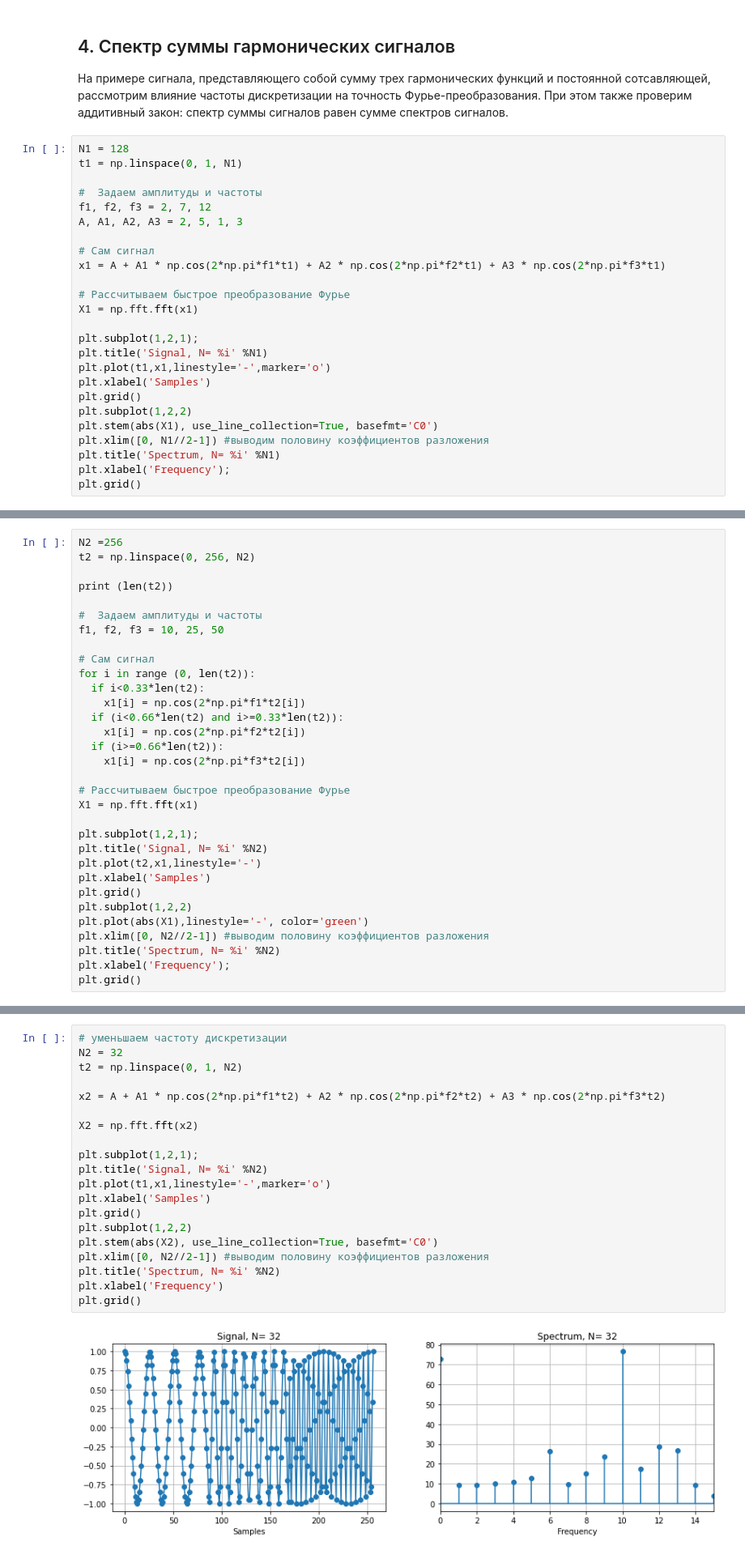
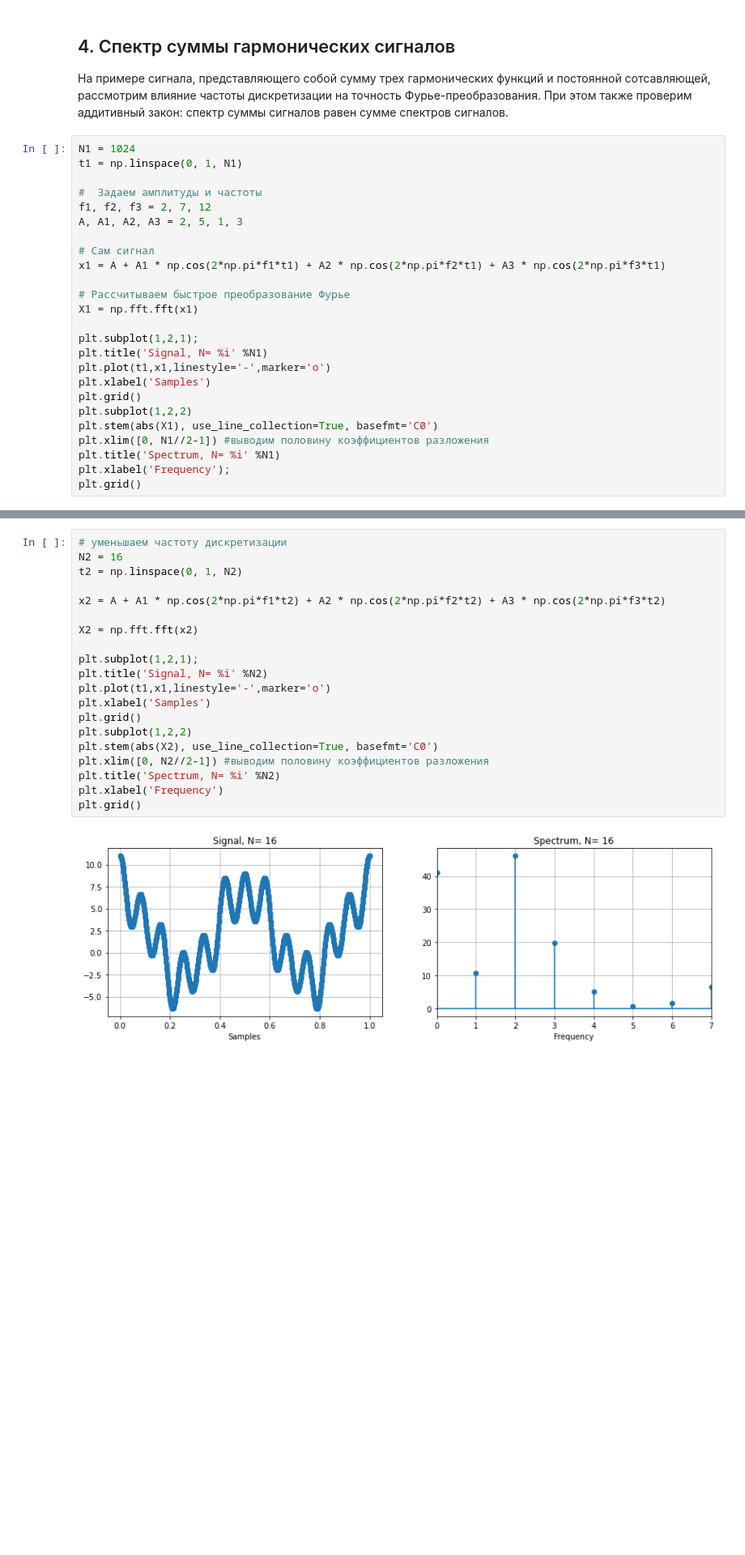
Before and after one commit to forsp/dig_proc_lect, a Jupyter notebook: fft_gc.ipynb, the cells around one changed output, grey strips where cells are left out. Shown at 81% size. Drawn from its saved outputs; the diff is of its cells as text; blank space fills up the shorter version.

```diff
--- a/fft_gc.ipynb
+++ b/fft_gc.ipynb
@@ -191,7 +192,7 @@ plt.xlabel('Frequency');
 
 На примере сигнала, представляющего собой сумму трех гармонических функций и постоянной сотсавляющей, рассмотрим влияние частоты дискретизации на точность Фурье-преобразования. При этом также проверим аддитивный закон: спектр суммы сигналов равен сумме спектров сигналов.
 # %%
-N1 = 128
+N1 = 1024
 t1 = np.linspace(0, 1, N1)
 
 #  Задаем амплитуды и частоты
@@ -246,32 +220,0 @@ plt.grid()
-# %%
-N2 =256
-t2 = np.linspace(0, 256, N2)
-
-print (len(t2))
-
-#  Задаем амплитуды и частоты
-f1, f2, f3 = 10, 25, 50
-
-# Сам сигнал
-for i in range (0, len(t2)):
-  if i<0.33*len(t2):
-    x1[i] = np.cos(2*np.pi*f1*t2[i])
-  if (i<0.66*len(t2) and i>=0.33*len(t2)):
-    x1[i] = np.cos(2*np.pi*f2*t2[i])
-  if (i>=0.66*len(t2)):
-    x1[i] = np.cos(2*np.pi*f3*t2[i])
-
-# Рассчитываем быстрое преобразование Фурье
-X1 = np.fft.fft(x1)
-
-plt.subplot(1,2,1);
-plt.title('Signal, N= %i' %N2)
-plt.plot(t2,x1,linestyle='-')
-plt.xlabel('Samples')
-plt.grid()
-plt.subplot(1,2,2)
-plt.plot(abs(X1),linestyle='-', color='green')
-plt.xlim([0, N2//2-1]) #выводим половину коэффициентов разложения
-plt.title('Spectrum, N= %i' %N2)
-plt.xlabel('Frequency');
-plt.grid()
@@ -281,25 +221,25 @@ plt.grid()
 # %%
 # уменьшаем частоту дискретизации
-N2 = 32
+N2 = 16
 t2 = np.linspace(0, 1, N2)
 
 x2 = A + A1 * np.cos(2*np.pi*f1*t2) + A2 * np.cos(2*np.pi*f2*t2) + A3 * np.cos(2*np.pi*f3*t2)
 
 X2 = np.fft.fft(x2)
 
 plt.subplot(1,2,1);
 plt.title('Signal, N= %i' %N2)
 plt.plot(t1,x1,linestyle='-',marker='o')
 plt.xlabel('Samples')
 plt.grid()
 plt.subplot(1,2,2)
 plt.stem(abs(X2), use_line_collection=True, basefmt='C0')
 plt.xlim([0, N2//2-1]) #выводим половину коэффициентов разложения
 plt.title('Spectrum, N= %i' %N2)
 plt.xlabel('Frequency')
 plt.grid()
 # %% [output]
-[figure, old version]
+[figure, new version]
 # %% [markdown]
 ## 5. Дополнение нулями (Zero Padding)
 
```
Also changed, not shown: parts of 7 cells of this notebook.
